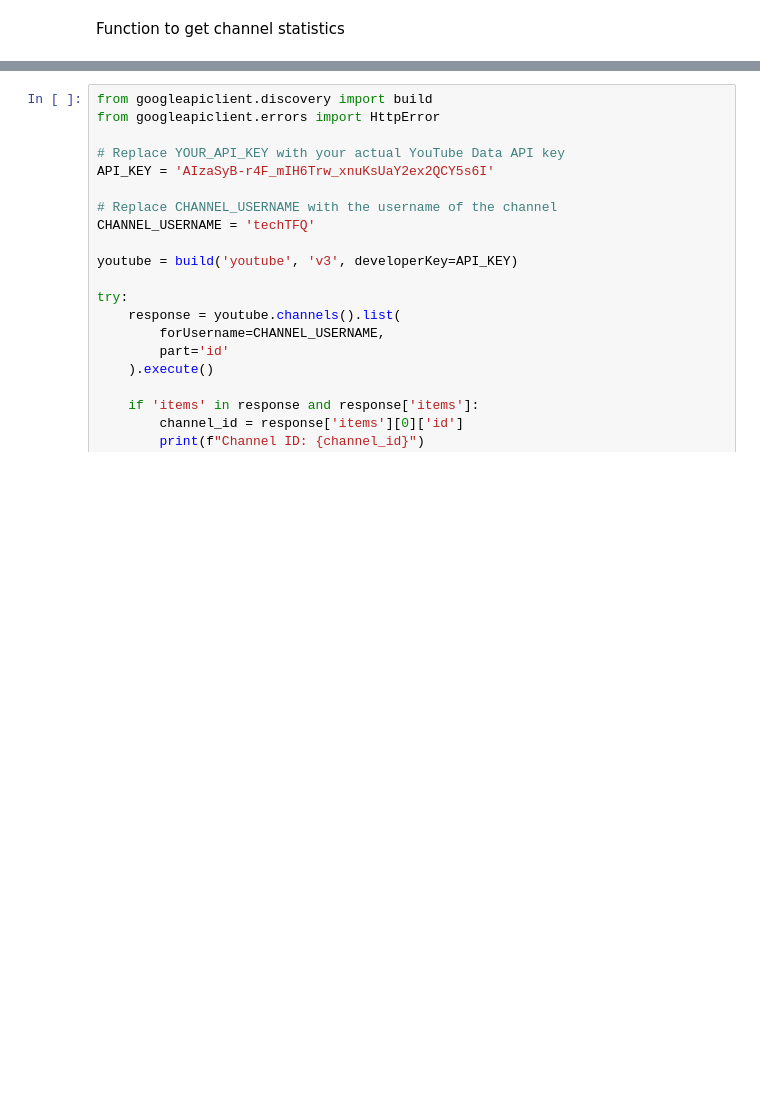
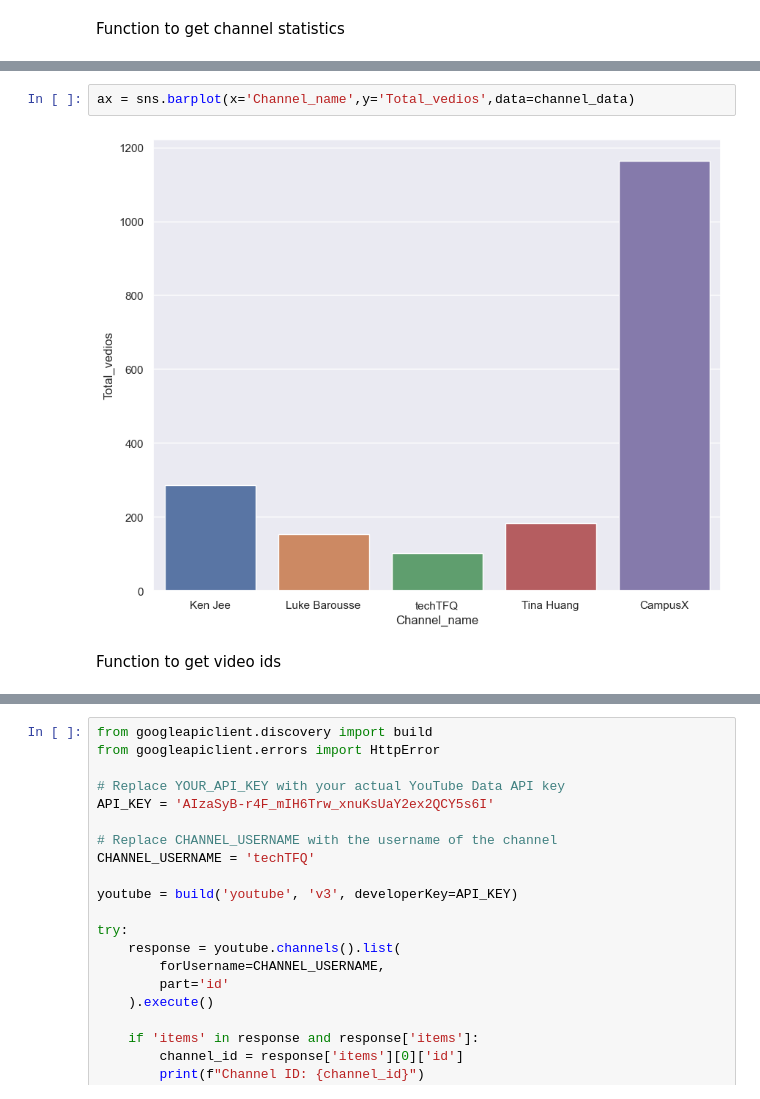
Before and after one commit to kanishkasah20/Scrape-YouTube-using-YouTube-Data-API-Python-Project, a Jupyter notebook: YT-Analysis-Project.ipynb, the cells around one changed output, grey strips where cells are left out. Drawn from its saved outputs; the diff is of its cells as text; blank space fills up the shorter version.

```diff
--- a/YT-Analysis-Project.ipynb
+++ b/YT-Analysis-Project.ipynb
@@ -39,0 +97,6 @@ get_channel_stats(youtube, channel_id)
+# %%
+ax = sns.barplot(x='Channel_name',y='Total_vedios',data=channel_data)
+# %% [output]
+[figure, added]
+# %% [markdown]
+Function to get video ids
```
Also changed, not shown: parts of 35 cells of this notebook.
